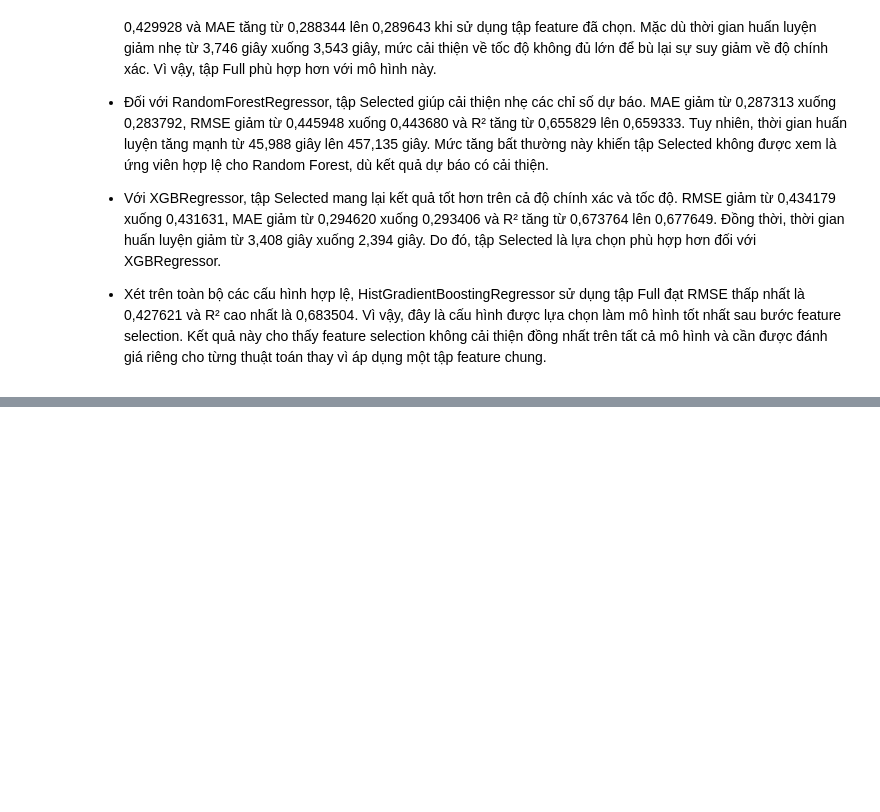
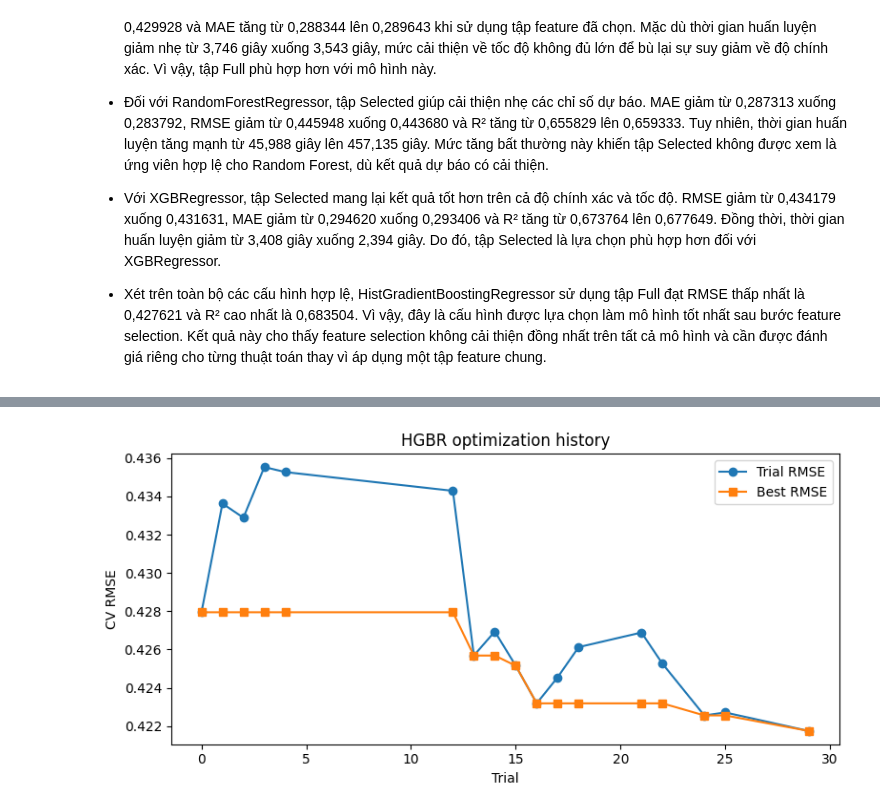
Before and after one commit to pamern/airbnb-analytics-platform, a Jupyter notebook: notebooks/03_price_modeling.ipynb, the cells around one changed output, grey strips where cells are left out. Cells and saved outputs as stored; diff of their text form; code cells hidden in the pictures; blank space fills up the shorter version.

Commit message:
update price modeling

```diff
--- a/notebooks/03_price_modeling.ipynb
+++ b/notebooks/03_price_modeling.ipynb
@@ -2443,0 +3130,79 @@ Kết quả cho thấy việc giảm từ 29 xuống còn 22 feature, tương
+# %%
+def save_tuning_plot(filename):
+    output_path = OUTPUT_DIRS["charts"] / filename
+    plt.tight_layout()
+    plt.savefig(output_path, dpi=150, bbox_inches="tight")
+    print(f"Saved: {format_output_path(output_path)}")
+    plt.show()
+
+
+def plot_optimization_history(study, title, filename):
+    complete_trials = [trial for trial in study.trials if trial.state == optuna.trial.TrialState.COMPLETE]
+    if not complete_trials:
+        print(f"No completed trials for {title}.")
+        return
+    trial_numbers = [trial.number for trial in complete_trials]
+    values = [trial.value for trial in complete_trials]
+    best_values = np.minimum.accumulate(values)
+    plt.figure(figsize=(8, 4))
+    plt.plot(trial_numbers, values, marker="o", label="Trial RMSE")
+    plt.plot(trial_numbers, best_values, marker="s", label="Best RMSE")
+    plt.title(title)
+    plt.xlabel("Trial")
+    plt.ylabel("CV RMSE")
+    plt.legend()
+    save_tuning_plot(filename)
+
+
+def plot_param_importance(study, title, filename):
+    complete_trials = [trial for trial in study.trials if trial.state == optuna.trial.TrialState.COMPLETE]
+    if len(complete_trials) < 2:
+        print(f"Not enough completed trials for parameter importance: {title}.")
+        return
+    importances = get_param_importances(study)
+    if not importances:
+        print(f"No parameter importance available for {title}.")
+        return
+    importance_df = pd.DataFrame({
+        "parameter": list(importances.keys()),
+        "importance": list(importances.values()),
+    }).sort_values("importance")
+    plt.figure(figsize=(8, 4))
+    plt.barh(importance_df["parameter"], importance_df["importance"])
+    plt.title(title)
+    plt.xlabel("Importance")
+    save_tuning_plot(filename)
+
+
+plot_optimization_history(hgbr_study, "HGBR optimization history", "06_hgbr_optimization_history.png")
+plot_optimization_history(xgb_study, "XGBoost optimization history", "07_xgb_optimization_history.png")
+plot_param_importance(hgbr_study, "HGBR parameter importance", "08_hgbr_parameter_importance.png")
+plot_param_importance(xgb_study, "XGBoost parameter importance", "09_xgb_parameter_importance.png")
+
+baseline_tuned_plot = tuning_summary[["model", "baseline_rmse", "best_cv_rmse"]].copy()
+baseline_tuned_plot = baseline_tuned_plot.rename(columns={"best_cv_rmse": "tuned_rmse"})
+baseline_tuned_plot = baseline_tuned_plot.set_index("model")
+plt.figure(figsize=(8, 4))
+baseline_tuned_plot.plot(kind="bar", ax=plt.gca())
+plt.title("Baseline vs tuned CV RMSE")
+plt.xlabel("Model")
+plt.ylabel("CV RMSE")
+plt.xticks(rotation=25, ha="right")
+save_tuning_plot("10_baseline_vs_tuned_rmse.png")
+
+plt.figure(figsize=(5, 5))
+plt.scatter(actual_price, predicted_price, alpha=0.35)
+price_limit = max(np.nanmax(actual_price), np.nanmax(predicted_price))
+plt.plot([0, price_limit], [0, price_limit], linestyle="--")
+plt.title("Predicted vs actual price")
+plt.xlabel("Actual price")
+plt.ylabel("Predicted price")
+save_tuning_plot("11_final_predicted_vs_actual_price.png")
+
+plt.figure(figsize=(8, 4))
+plt.hist(final_test_predictions["residual_log"], bins=40)
+plt.title("Final model residual distribution")
+plt.xlabel("Residual log price")
+plt.ylabel("Count")
+save_tuning_plot("12_final_residual_distribution.png")
+# %% [output]
@@ -2443,0 +3210 @@ Kết quả cho thấy việc giảm từ 29 xuống còn 22 feature, tương
+[figure, added]
```
Also changed, not shown: parts of 77 cells of this notebook, 52 other files.
